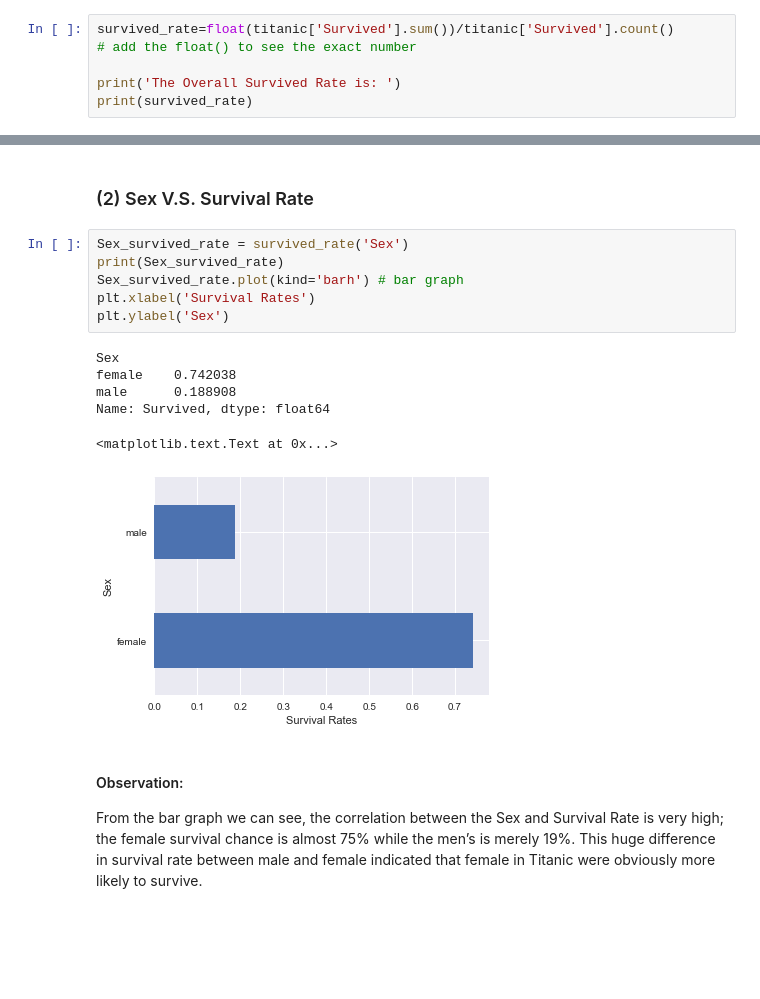
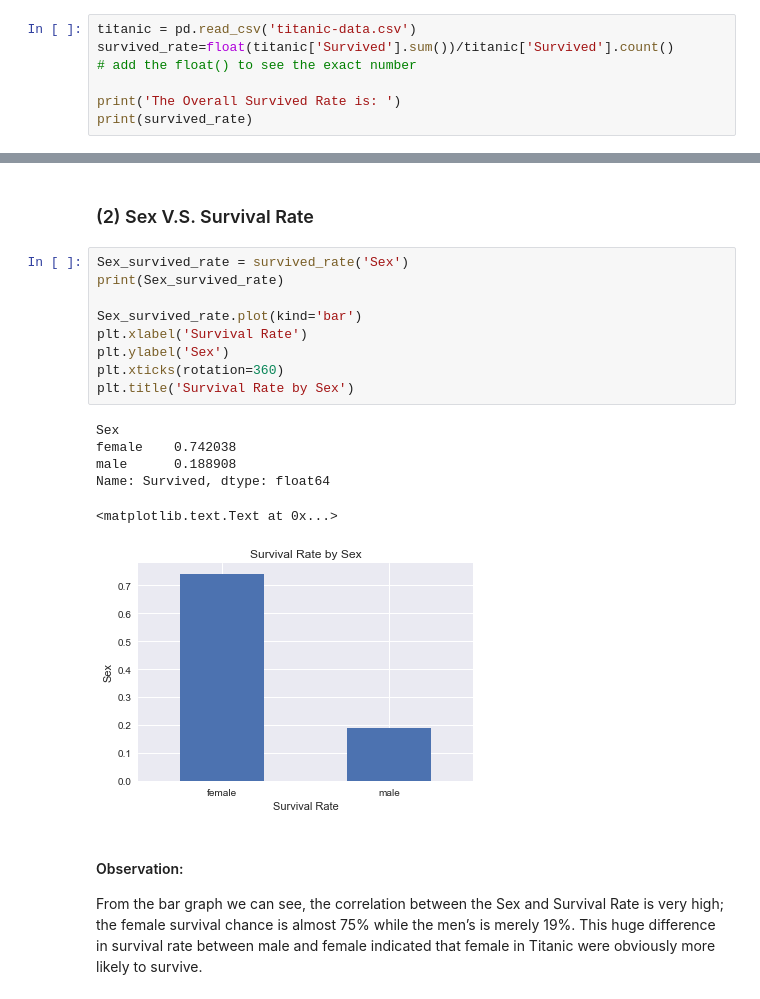
Before and after one commit to freena22/Udacity-Data-Analysis-Nanodegree, a Jupyter notebook: 07_P2_Investigate_Titanic_Dataset.ipynb, the cells around one changed output, grey strips where cells are left out. Drawn from its saved outputs; the diff is of its cells as text; blank space fills up the shorter version.

Commit message:
revise the missing values in age & revise the plots

```diff
--- a/07_P2_Investigate_Titanic_Dataset.ipynb
+++ b/07_P2_Investigate_Titanic_Dataset.ipynb
@@ -194,6 +176,7 @@ Thus, in the following analysis, I will only focus on other seven independent va
 # %% [markdown]
 ### (1) Overall Survival Rate
 # %%
+titanic = pd.read_csv('titanic-data.csv')
 survived_rate=float(titanic['Survived'].sum())/titanic['Survived'].count()
 # add the float() to see the exact number
 
@@ -213,16 +196,19 @@ def survived_rate(x):
 # %%
 Sex_survived_rate = survived_rate('Sex')
 print(Sex_survived_rate)
-Sex_survived_rate.plot(kind='barh') # bar graph
-plt.xlabel('Survival Rates')
+
+Sex_survived_rate.plot(kind='bar')
+plt.xlabel('Survival Rate')
 plt.ylabel('Sex')
+plt.xticks(rotation=360)
+plt.title('Survival Rate by Sex')
 # %% [output]
 Sex
 female    0.742038
 male      0.188908
 Name: Survived, dtype: float64
 <matplotlib.text.Text at 0x...>
-[figure, old version]
+[figure, new version]
 # %% [markdown]
 #### Observation:
 
```
Also changed, not shown: parts of 18 cells of this notebook.
